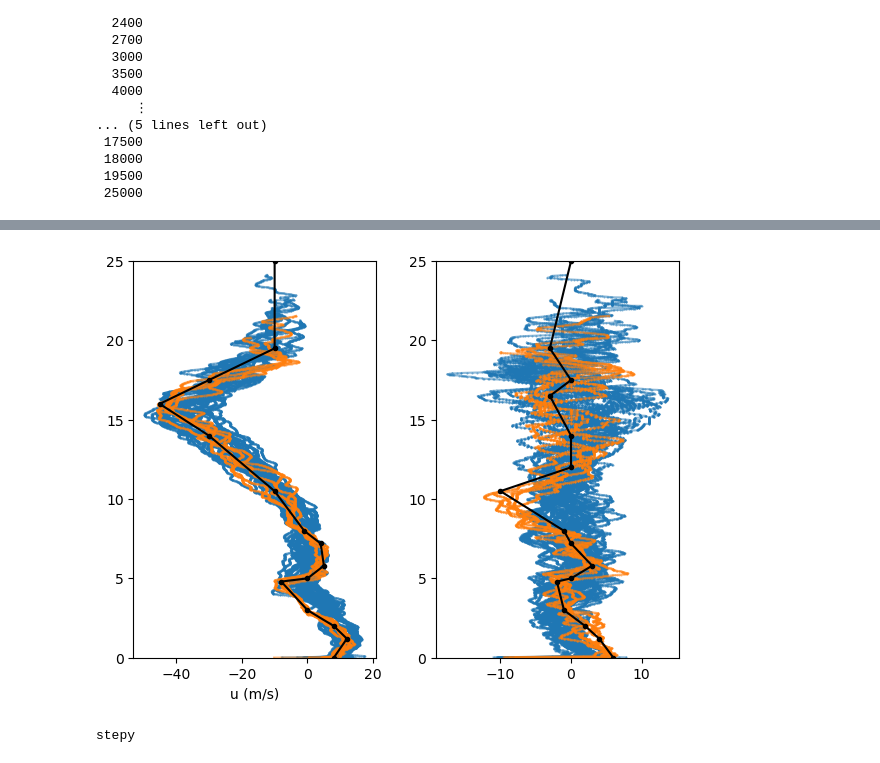
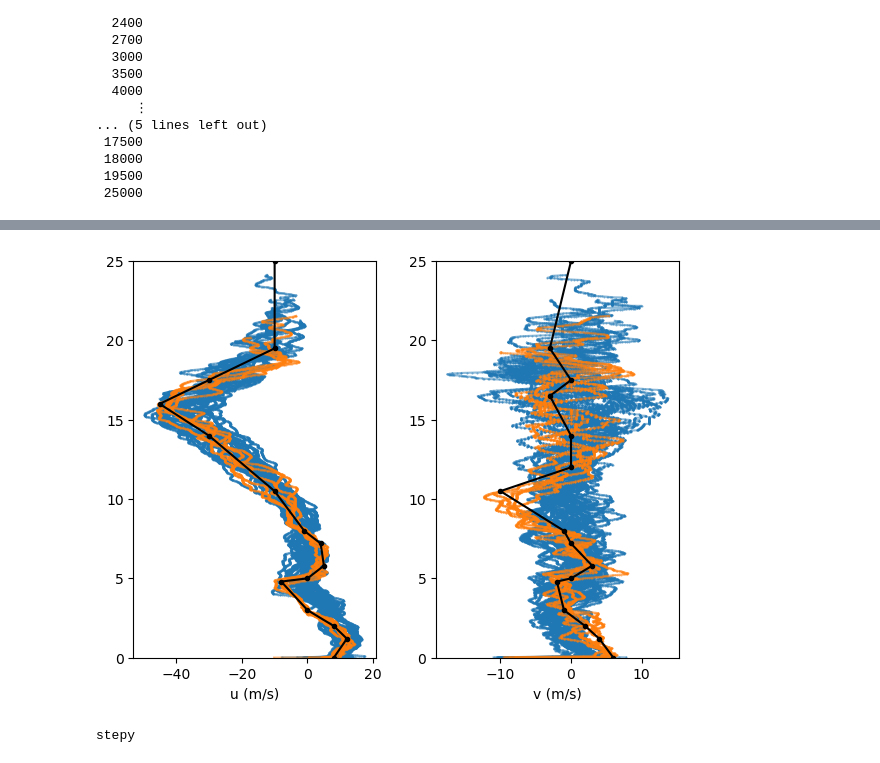
Before and after one commit to deszoeke/ASTRAL-soundings, a Jupyter notebook: src/read_raobe_txt.ipynb, the cells around one changed output, grey strips where cells are left out. Saved outputs shown, nothing was run; the diff lists cells and outputs as text; code cells hidden in the pictures.

```diff
--- a/src/read_raobe_txt.ipynb
+++ b/src/read_raobe_txt.ipynb
@@ -740,26 +743,28 @@ gcf()
 # %%
 clf()
 ax = subplot(1,2,1)
 # ax.semilogx(qv*1e3, pres, marker=".", markersize=1, alpha=0.5)
 # ax.invert_yaxis()
 ax.plot(u[:,inot], gpm[:,inot]/1e3, marker=".", markersize=1, color="tab:blue", alpha=0.5)
 ax.plot(u[:,ind], gpm[:,ind]/1e3, marker=".", markersize=1, color="tab:orange", alpha=0.5, label="June 17")
 ax.plot(Xu[1], Xu[2]/1e3, marker="o", markersize=3, color="k", label="qs")
 # ax.set_xlim([8e-4, 3e1])
 ax.set_ylim([0, 25])
 xlabel("u (m/s)")
 
 ax = subplot(1,2,2)
 # ax.semilogx(qv*1e3, pres, marker=".", markersize=1, alpha=0.5)
 # ax.invert_yaxis()
 ax.plot(v[:,inot], gpm[:,inot]/1e3, marker=".", markersize=1, color="tab:blue", alpha=0.5)
 ax.plot(v[:,ind], gpm[:,ind]/1e3, marker=".", markersize=1, color="tab:orange", alpha=0.5, label="June 17")
 ax.plot(Xv[1], Xv[2]/1e3, marker="o", markersize=3, color="k", label="qs")
 # ax.set_xlim([295, 405])
 ax.set_ylim([0, 25])
+xlabel("v (m/s)")
+
 gcf()
 # %% [output]
-[figure, old version]
+[figure, new version]
 # %%
 # median soundings on z coordinate
 
```
Also changed, not shown: parts of 4 cells of this notebook.
